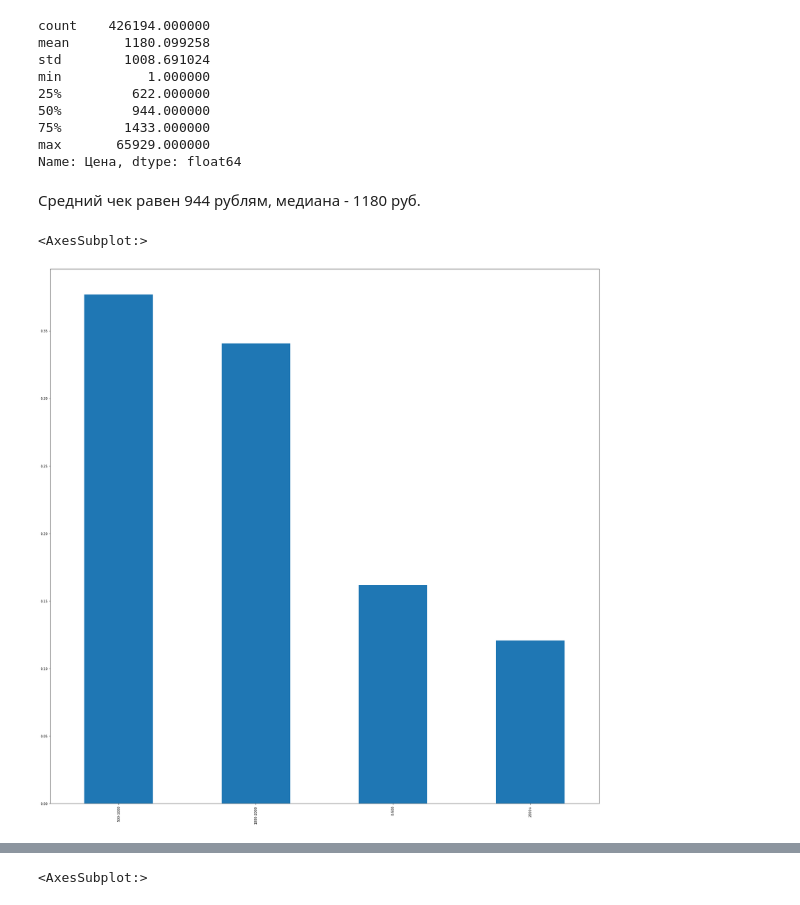
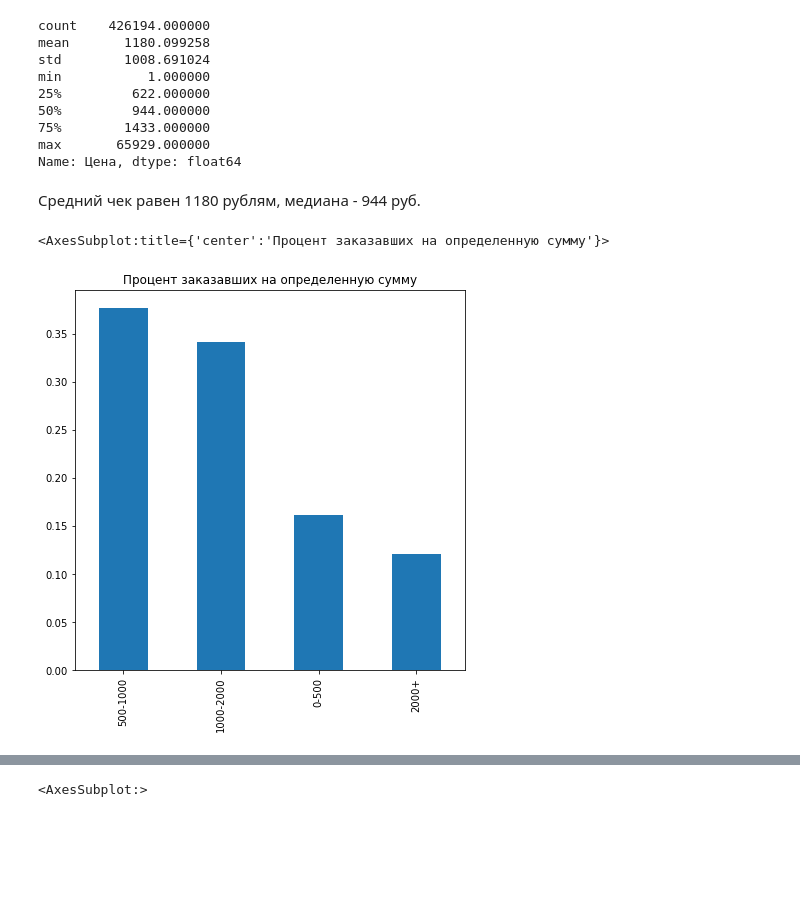
Before and after one commit to chern1/Projects-for-ed-main, a Jupyter notebook: EDA/EDA.ipynb, the cells around one changed output, grey strips where cells are left out. Cells and saved outputs as stored; diff of their text form; code cells hidden in the pictures; blank space fills up the shorter version.

```diff
--- a/EDA/EDA.ipynb
+++ b/EDA/EDA.ipynb
@@ -306,15 +305,15 @@ min           1.000000
 max       65929.000000
 Name: Цена, dtype: float64
 # %% [markdown]
-Средний чек равен 944 рублям, медиана - 1180 руб.
+Средний чек равен 1180 рублям, медиана - 944 руб.
 # %%
 cut_labels_4 = ['0-500', '500-1000', '1000-2000', '2000+']
 cut_bins = [0, 500, 1000, 2000, 200000]
 df['Цена1'] = pd.cut(df['Цена'],
                        bins=cut_bins,
                        labels=cut_labels_4)
-df['Цена1'].value_counts(normalize =True).plot(kind = "bar")
+df['Цена1'].value_counts(normalize =True).plot(kind = "bar", figsize=(7,7),  title='Процент заказавших на определенную сумму' )
 # %% [output]
-<AxesSubplot:>
+<AxesSubplot:title={'center':'Процент заказавших на определенную сумму'}>
-[figure, old version]
+[figure, new version]
 # %%
```
Also changed, not shown: parts of 57 cells of this notebook.
